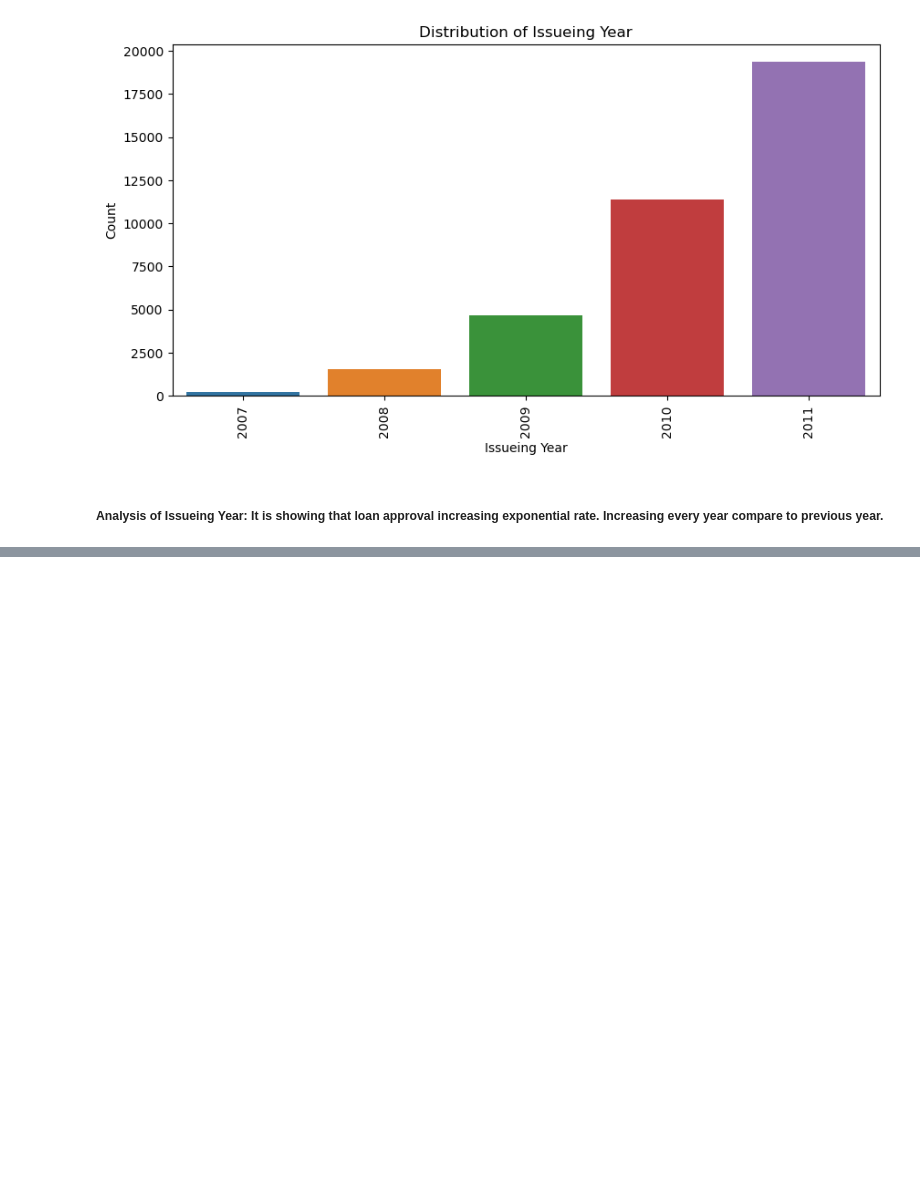
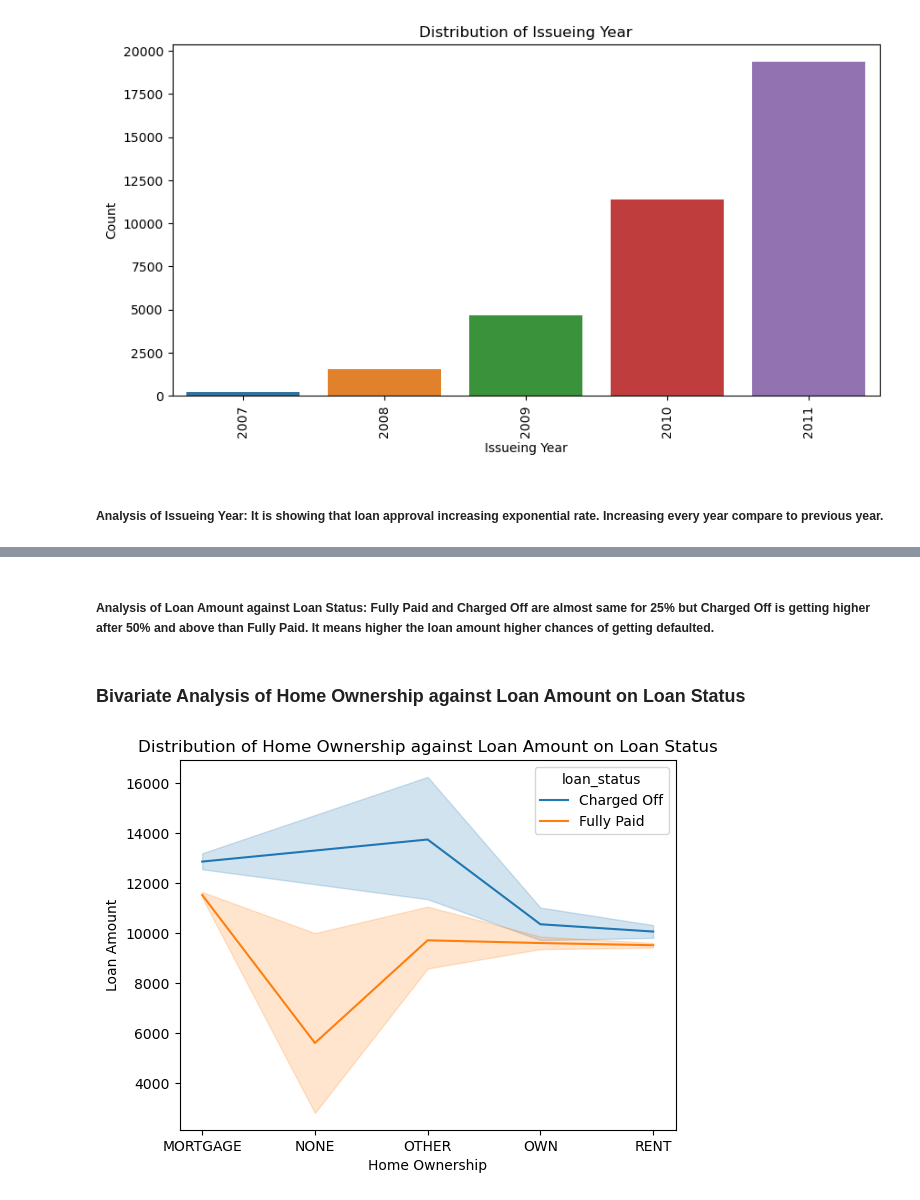
Before and after one commit to RavishankarDuMCA10/LendingClubCaseStudy, a Jupyter notebook: Ravi_Shankar_Kushwaha.ipynb, the cells around one changed output, grey strips where cells are left out. Cells and saved outputs as stored; diff of their text form; code cells hidden in the pictures; blank space fills up the shorter version.

```diff
--- a/Ravi_Shankar_Kushwaha.ipynb
+++ b/Ravi_Shankar_Kushwaha.ipynb
@@ -976,0 +1011,13 @@ plt.show()
+# %% [markdown]
+##### Analysis of Loan Amount against Loan Status: Fully Paid and Charged Off are almost same for 25% but Charged Off is getting higher after 50% and above than Fully Paid. It means higher the loan amount higher chances of getting defaulted.
+# %% [markdown]
+### Bivariate Analysis of Home Ownership against Loan Amount on Loan Status
+# %%
+# Distribution of Home Ownership against Loan Amount on Loan Status
+sns.lineplot(data=loan, x='home_ownership', y='loan_amnt', hue='loan_status')
+plt.title('Distribution of Home Ownership against Loan Amount on Loan Status')
+plt.xlabel('Home Ownership')
+plt.ylabel('Loan Amount')
+plt.show()
+# %% [output]
+[figure, added]
```
Also changed, not shown: parts of 33 cells of this notebook.
